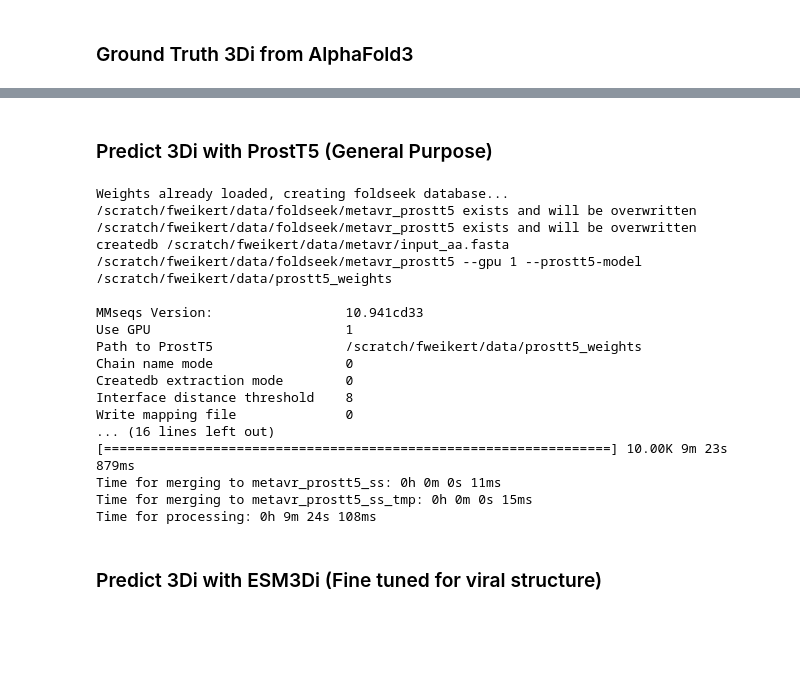
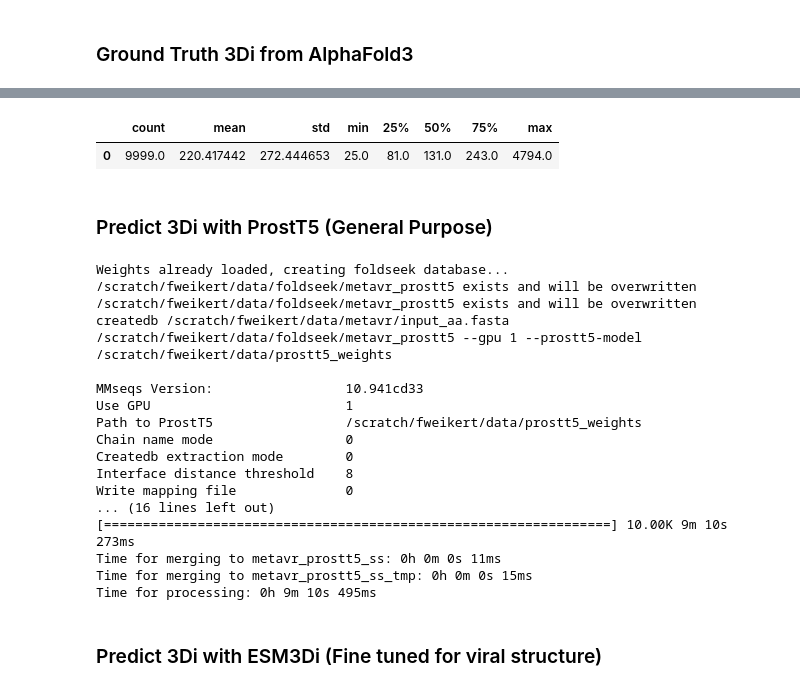
Before and after one commit to DessimozLab/ESM3di, a Jupyter notebook: brief_communication/benchmarks/quality/3di_alignment_new.ipynb, the cells around one changed output, grey strips where cells are left out. Saved outputs shown, nothing was run; the diff lists cells and outputs as text; code cells hidden in the pictures; blank space fills up the shorter version.

```diff
--- a/brief_communication/benchmarks/quality/3di_alignment_new.ipynb
+++ b/brief_communication/benchmarks/quality/3di_alignment_new.ipynb
@@ -275,8 +283,26 @@ Time for processing: 0h 0m 0s 74ms
 Successfully extracted 9999 sequences to /scratch/fweikert/data/metavr/input_aa.fasta
+# %%
+# from fasta file compute length distribution of sequences
+import matplotlib.pyplot as plt
+from Bio import SeqIO
+import pandas as pd
+
+# Load the FASTA file
+records = list(SeqIO.parse(fasta, "fasta"))
+
+# Compute sequence lengths
+lengths = [len(record) for record in records]
+
+# Plot the length distribution
+pd.Series(lengths).describe().to_frame().T  # Show summary statistics
+# %% [output]
+|  | count | mean | std | min | 25% | 50% | 75% | max |
+| 0 | 9999.0 | 220.417442 | 272.444653 | 25.0 | 81.0 | 131.0 | 243.0 | 4794.0 |
 # %% [markdown]
 ### Predict 3Di with ProstT5 (General Purpose)
 # %%
 prost_db = FS_DIR / "metavr_prostt5"
+log_path = LOGS_DIR / "prostt5_creation.log"
 
 prostt5_weights = DATAPATH / "prostt5_weights"
 tmp = DATAPATH / "tmp"
@@ -286,7 +312,7 @@ tmp.mkdir(exist_ok=True)
 # if empty directory, download weights
 if not any(prostt5_weights.iterdir()):
     run_cmd(
-        f"foldseek databases ProstT5 '{prostt5_weights}' '{tmp}'"
+        f"foldseek databases ProstT5 '{prostt5_weights}' '{tmp}'",
     )
 else:
     print("Weights already loaded, creating foldseek database...")
@@ -301,7 +327,8 @@ run_cmd(
     '{fasta}' \
     '{prost_db}' \
     --gpu 1 \
-    --prostt5-model '{prostt5_weights}'"
+    --prostt5-model '{prostt5_weights}'",
+    log_path=log_path
 )
 # %% [output]
 Weights already loaded, creating foldseek database...
@@ -317,10 +344,10 @@ Createdb extraction mode        0
 Interface distance threshold    8
 Write mapping file              0
 ... (16 lines left out)
-[=================================================================] 10.00K 9m 23s 879ms
+[=================================================================] 10.00K 9m 10s 273ms
 Time for merging to metavr_prostt5_ss: 0h 0m 0s 11ms
 Time for merging to metavr_prostt5_ss_tmp: 0h 0m 0s 15ms
-Time for processing: 0h 9m 24s 108ms
+Time for processing: 0h 9m 10s 495ms
 # %% [markdown]
 ### Predict 3Di with ESM3Di (Fine tuned for viral structure)
 # %%
```
Also changed, not shown: parts of 17 cells of this notebook, 21 other files.
